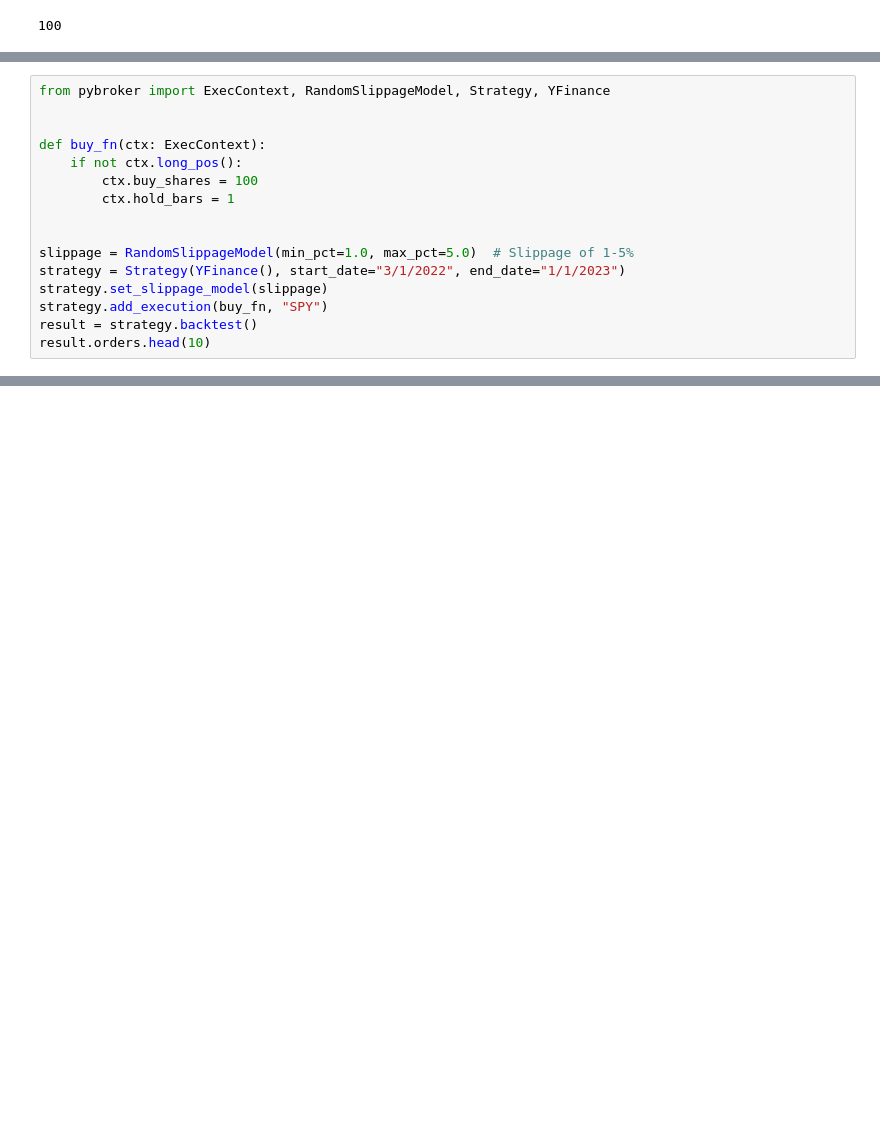
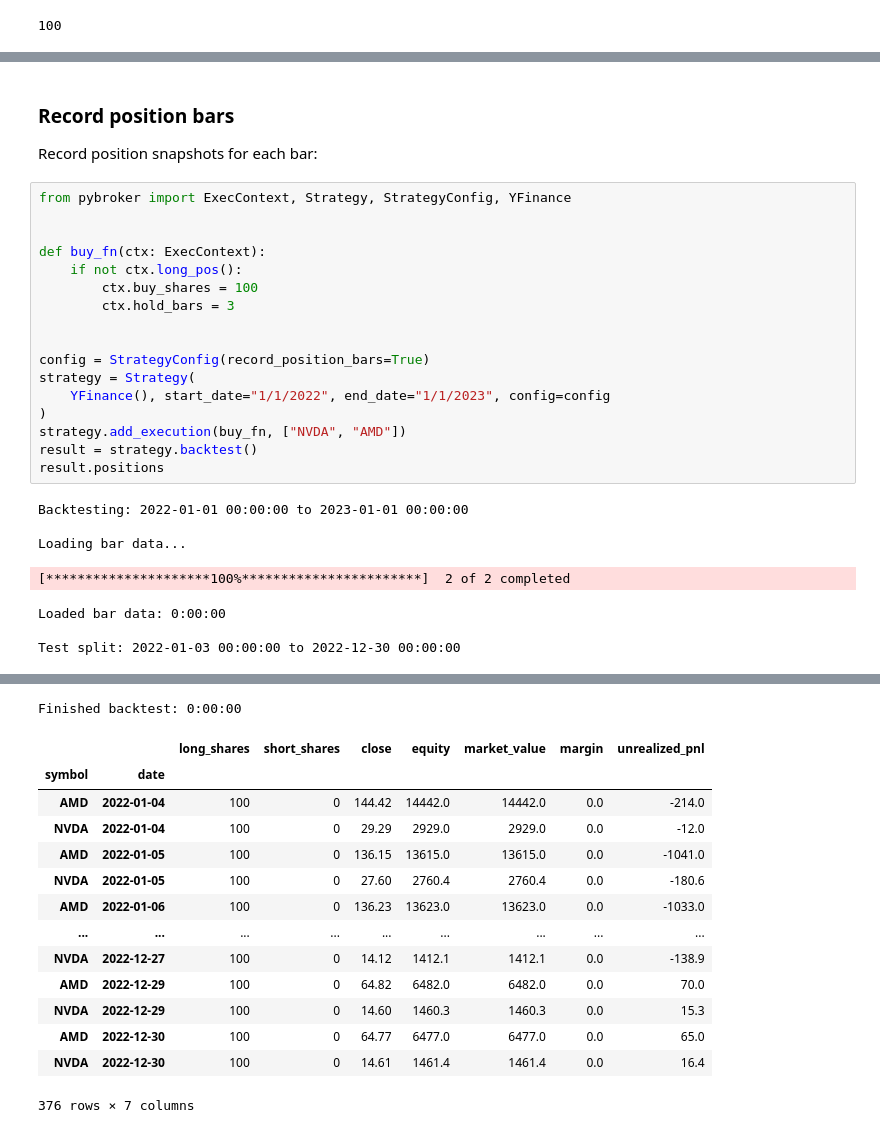
Before and after one commit to edtechre/pybroker, a Jupyter notebook: docs/source/notebooks/FAQs.ipynb, the cells around one changed output, grey strips where cells are left out. Cells and saved outputs as stored; diff of their text form; blank space fills up the shorter version.

```diff
--- a/docs/source/notebooks/FAQs.ipynb
+++ b/docs/source/notebooks/FAQs.ipynb
@@ -509,16 +459,0 @@ Set a [RandomSlippageModel](https://www.pybroker.com/en/latest/reference/pybroke
-# %%
-from pybroker import ExecContext, RandomSlippageModel, Strategy, YFinance
-
-
-def buy_fn(ctx: ExecContext):
-    if not ctx.long_pos():
-        ctx.buy_shares = 100
-        ctx.hold_bars = 1
-
-
-slippage = RandomSlippageModel(min_pct=1.0, max_pct=5.0)  # Slippage of 1-5%
-strategy = Strategy(YFinance(), start_date="3/1/2022", end_date="1/1/2023")
-strategy.set_slippage_model(slippage)
-strategy.add_execution(buy_fn, "SPY")
-result = strategy.backtest()
-result.orders.head(10)
@@ -546,0 +509,29 @@ Finished backtest: 0:00:00
+# %% [markdown]
+### Record position bars
+
+Record position snapshots for each bar:
+# %%
+from pybroker import ExecContext, Strategy, StrategyConfig, YFinance
+
+
+def buy_fn(ctx: ExecContext):
+    if not ctx.long_pos():
+        ctx.buy_shares = 100
+        ctx.hold_bars = 3
+
+
+config = StrategyConfig(record_position_bars=True)
+strategy = Strategy(
+    YFinance(), start_date="1/1/2022", end_date="1/1/2023", config=config
+)
+strategy.add_execution(buy_fn, ["NVDA", "AMD"])
+result = strategy.backtest()
+result.positions
+# %% [output]
+Backtesting: 2022-01-01 00:00:00 to 2023-01-01 00:00:00
+
+Loading bar data...
+[*********************100%***********************]  2 of 2 completed
+Loaded bar data: 0:00:00
+
+Test split: 2022-01-03 00:00:00 to 2022-12-30 00:00:00
@@ -546,0 +539,15 @@ Finished backtest: 0:00:00
+Finished backtest: 0:00:00
+|  |  | long_shares | short_shares | close | equity | market_value | margin | unrealized_pnl |
+| symbol | date |  |  |  |  |  |  |  |
+| AMD | 2022-01-04 | 100 | 0 | 144.42 | 14442.0 | 14442.0 | 0.0 | -214.0 |
+| NVDA | 2022-01-04 | 100 | 0 | 29.29 | 2929.0 | 2929.0 | 0.0 | -12.0 |
+| AMD | 2022-01-05 | 100 | 0 | 136.15 | 13615.0 | 13615.0 | 0.0 | -1041.0 |
+| NVDA | 2022-01-05 | 100 | 0 | 27.60 | 2760.4 | 2760.4 | 0.0 | -180.6 |
+| AMD | 2022-01-06 | 100 | 0 | 136.23 | 13623.0 | 13623.0 | 0.0 | -1033.0 |
+| ... | ... | ... | ... | ... | ... | ... | ... | ... |
+| NVDA | 2022-12-27 | 100 | 0 | 14.12 | 1412.1 | 1412.1 | 0.0 | -138.9 |
+| AMD | 2022-12-29 | 100 | 0 | 64.82 | 6482.0 | 6482.0 | 0.0 | 70.0 |
+| NVDA | 2022-12-29 | 100 | 0 | 14.60 | 1460.3 | 1460.3 | 0.0 | 15.3 |
+| AMD | 2022-12-30 | 100 | 0 | 64.77 | 6477.0 | 6477.0 | 0.0 | 65.0 |
+| NVDA | 2022-12-30 | 100 | 0 | 14.61 | 1461.4 | 1461.4 | 0.0 | 16.4 |
+376 rows × 7 columns
```
Also changed, not shown: parts of 32 cells of this notebook.
